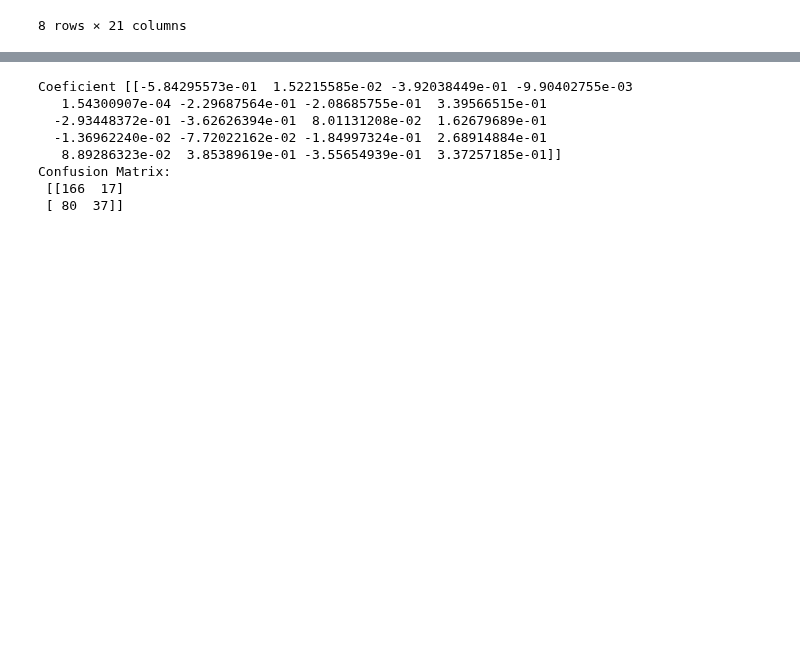
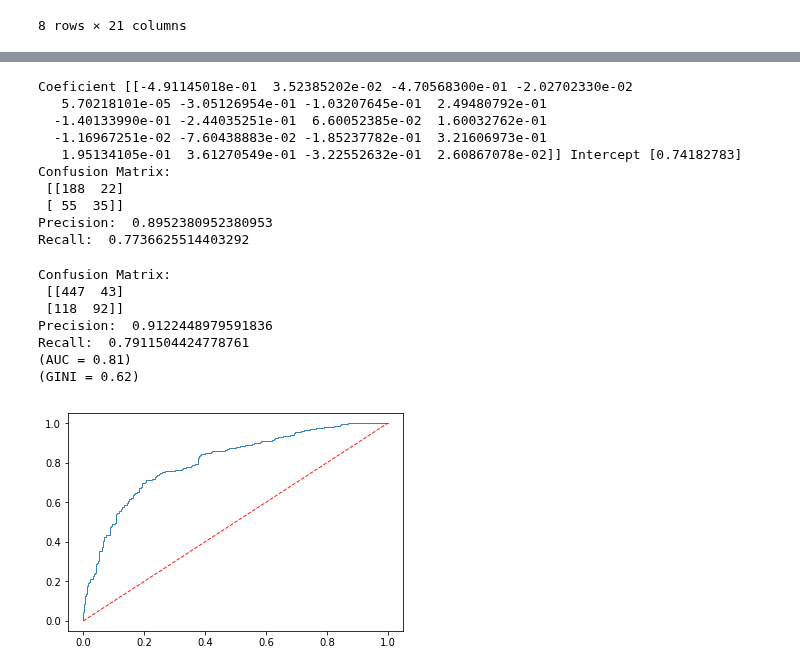
Before and after one commit to dahoang92/Machine_Learning_Materials, a Jupyter notebook: Logistics Classification.ipynb, the cells around one changed output, grey strips where cells are left out. Saved outputs shown, nothing was run; the diff lists cells and outputs as text; code cells hidden in the pictures; blank space fills up the shorter version.

```diff
--- a/Logistics Classification.ipynb
+++ b/Logistics Classification.ipynb
@@ -61,21 +106,47 @@ X_train, X_test, y_train, y_test = model_selection.train_test_split(X,y, test_si
 # %%
 logit = linear_model.LogisticRegression()
 logit.fit(X_train, y_train)
-print('Coeficient',logit.coef_)
+print('Coeficient',logit.coef_, 'Intercept', logit.intercept_)
 y_pred = logit.predict(X_test)
 cm = confusion_matrix(y_test, y_pred)
 print('Confusion Matrix:\n',cm)
 print('Precision: ', cm[0,0]/sum(cm[0,:]))
 print('Recall: ', cm[0,0]/sum(cm[:,0]))
 # %% [output]
-Coeficient [[-5.84295573e-01  1.52215585e-02 -3.92038449e-01 -9.90402755e-03
-   1.54300907e-04 -2.29687564e-01 -2.08685755e-01  3.39566515e-01
-  -2.93448372e-01 -3.62626394e-01  8.01131208e-02  1.62679689e-01
-  -1.36962240e-02 -7.72022162e-02 -1.84997324e-01  2.68914884e-01
-   8.89286323e-02  3.85389619e-01 -3.55654939e-01  3.37257185e-01]]
+Coeficient [[-4.91145018e-01  3.52385202e-02 -4.70568300e-01 -2.02702330e-02
+   5.70218101e-05 -3.05126954e-01 -1.03207645e-01  2.49480792e-01
+  -1.40133990e-01 -2.44035251e-01  6.60052385e-02  1.60032762e-01
+  -1.16967251e-02 -7.60438883e-02 -1.85237782e-01  3.21606973e-01
+   1.95134105e-01  3.61270549e-01 -3.22552632e-01  2.60867078e-02]] Intercept [0.74182783]
 Confusion Matrix:
- [[166  17]
- [ 80  37]]
+ [[188  22]
+ [ 55  35]]
+Precision:  0.8952380952380953
+Recall:  0.7736625514403292
+# %%
+y_t_pred = logit.predict(X_train)
+cm = confusion_matrix(y_train, y_t_pred)
+print('Confusion Matrix:\n',cm)
+print('Precision: ', cm[0,0]/sum(cm[0,:]))
+print('Recall: ', cm[0,0]/sum(cm[:,0]))
+y_t_prob = logit.predict_proba(X_train)
+fpr, tpr, thresholds = roc_curve(y_train, y_t_prob[:, 1])
+roc_auc = auc(fpr, tpr)
+plt.plot(fpr, tpr, lw=1, alpha=0.9,
+        label='(AUC = %0.2f)' % (roc_auc))
+plt.plot([0,1], [0,1], lw=1, alpha=0.9, linestyle='dashed',color='red')
+print('(AUC = %0.2f)' % (roc_auc))
+print('(GINI = %0.2f)' % (roc_auc*2-1))
+plt.show()
+# %% [output]
+Confusion Matrix:
+ [[447  43]
+ [118  92]]
+Precision:  0.9122448979591836
+Recall:  0.7911504424778761
+(AUC = 0.81)
+(GINI = 0.62)
+[figure, added]
 # %%
 y_prob = logit.predict_proba(X_test)
 fpr, tpr, thresholds = roc_curve(y_test, y_prob[:, 1])
```
Also changed, not shown: parts of 17 cells of this notebook, 1 other file.
